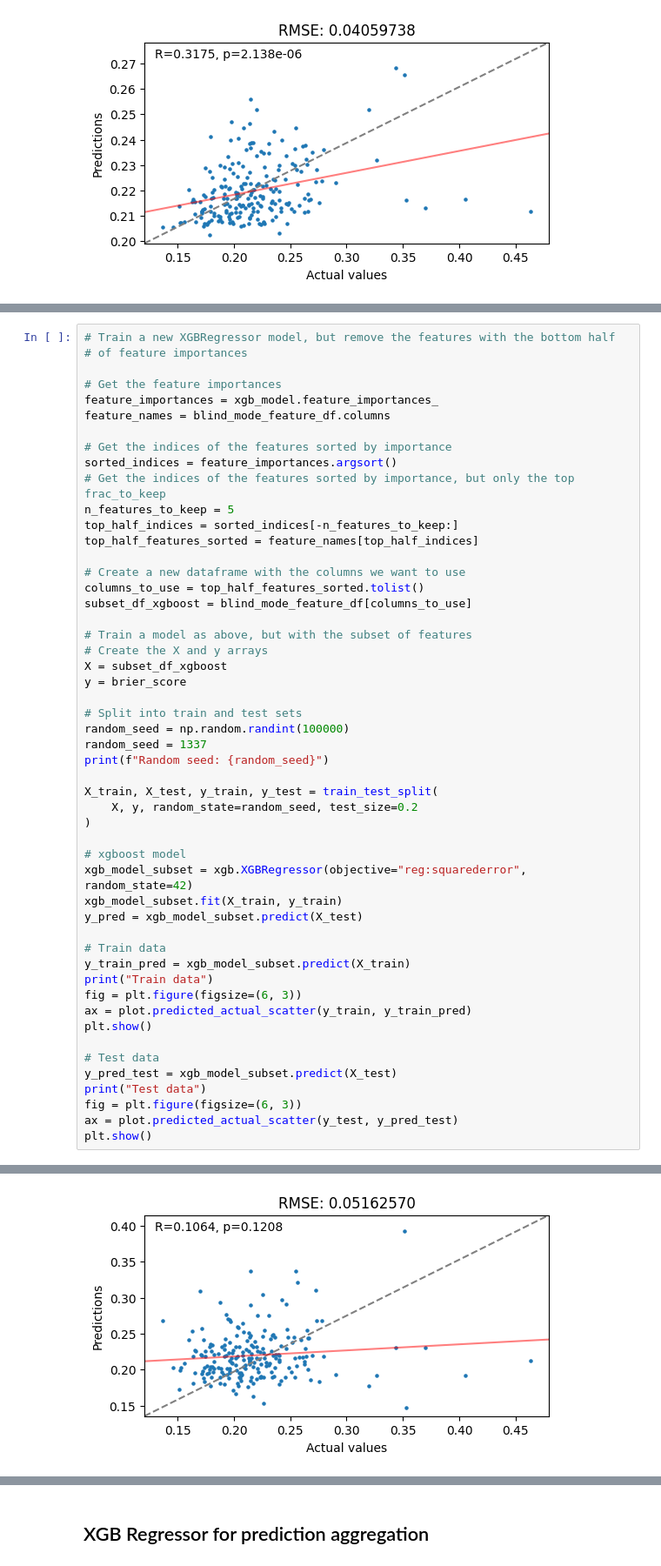
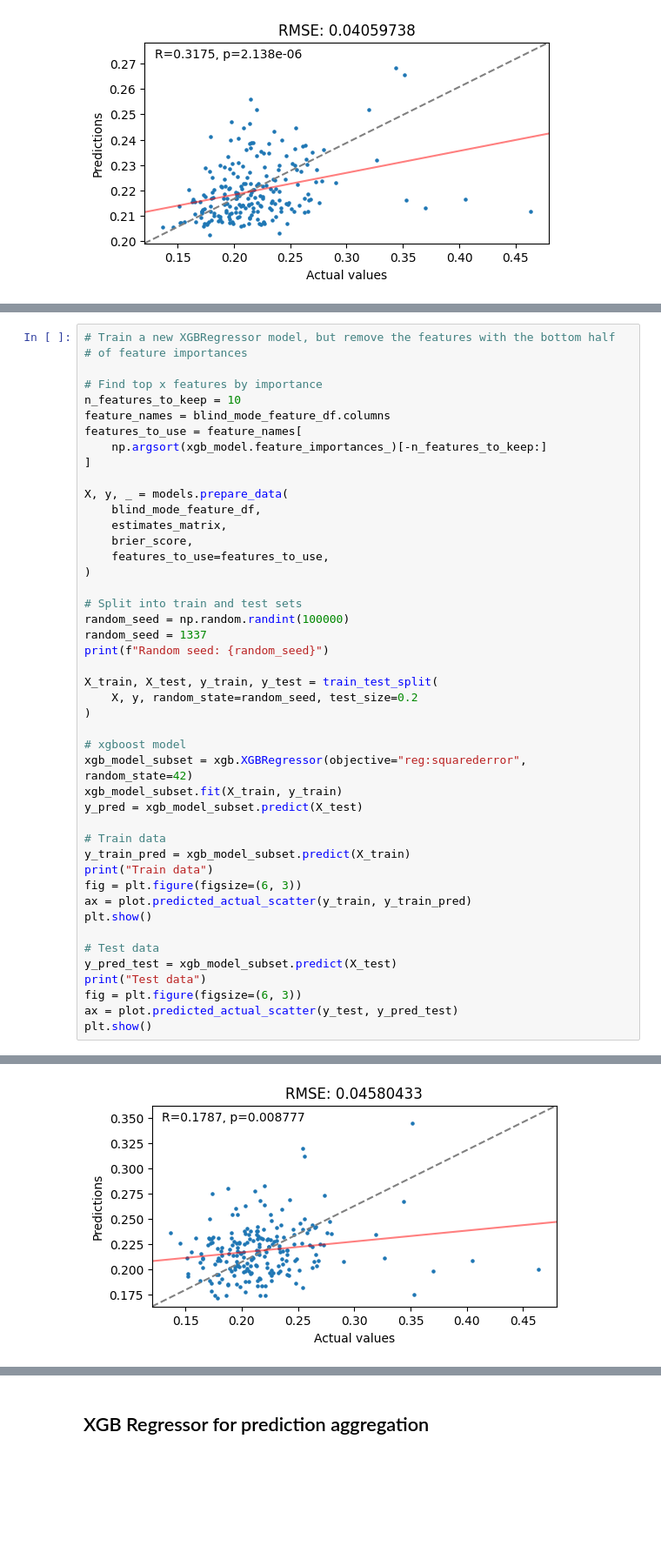
Before and after one commit to jbreffle/acx-prediction-contest, a Jupyter notebook: notebooks/5_post_hoc_xgb.ipynb, the cells around one changed output, grey strips where cells are left out. Shown at 87% size. Drawn from its saved outputs; the diff is of its cells as text; blank space fills up the shorter version.

Commit message:
Create models.prepare_data

```diff
--- a/notebooks/5_post_hoc_xgb.ipynb
+++ b/notebooks/5_post_hoc_xgb.ipynb
@@ -171,25 +148,19 @@ Length: 108, dtype: float64
 # Train a new XGBRegressor model, but remove the features with the bottom half
 # of feature importances
 
-# Get the feature importances
-feature_importances = xgb_model.feature_importances_
+# Find top x features by importance
+n_features_to_keep = 10
 feature_names = blind_mode_feature_df.columns
+features_to_use = feature_names[
+    np.argsort(xgb_model.feature_importances_)[-n_features_to_keep:]
+]
 
-# Get the indices of the features sorted by importance
-sorted_indices = feature_importances.argsort()
-# Get the indices of the features sorted by importance, but only the top frac_to_keep
-n_features_to_keep = 5
-top_half_indices = sorted_indices[-n_features_to_keep:]
-top_half_features_sorted = feature_names[top_half_indices]
-
-# Create a new dataframe with the columns we want to use
-columns_to_use = top_half_features_sorted.tolist()
-subset_df_xgboost = blind_mode_feature_df[columns_to_use]
-
-# Train a model as above, but with the subset of features
-# Create the X and y arrays
-X = subset_df_xgboost
-y = brier_score
+X, y, _ = models.prepare_data(
+    blind_mode_feature_df,
+    estimates_matrix,
+    brier_score,
+    features_to_use=features_to_use,
+)
 
 # Split into train and test sets
 random_seed = np.random.randint(100000)
@@ -225,4 +196,4 @@ Train data
 Test data
-[figure, old version]
+[figure, new version]
 # %%
 # Shap of the subset model
```
Also changed, not shown: parts of 9 cells of this notebook, 2 other files.
